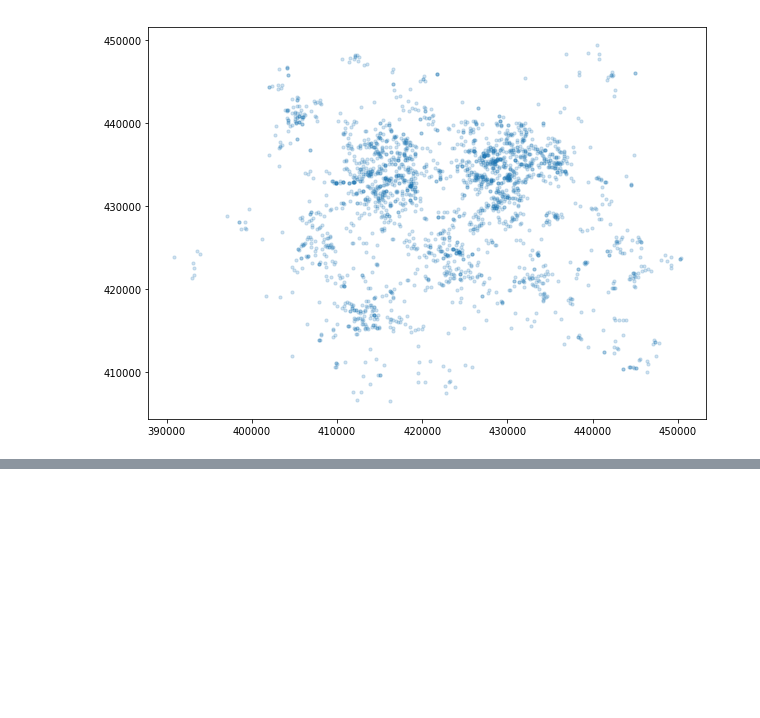
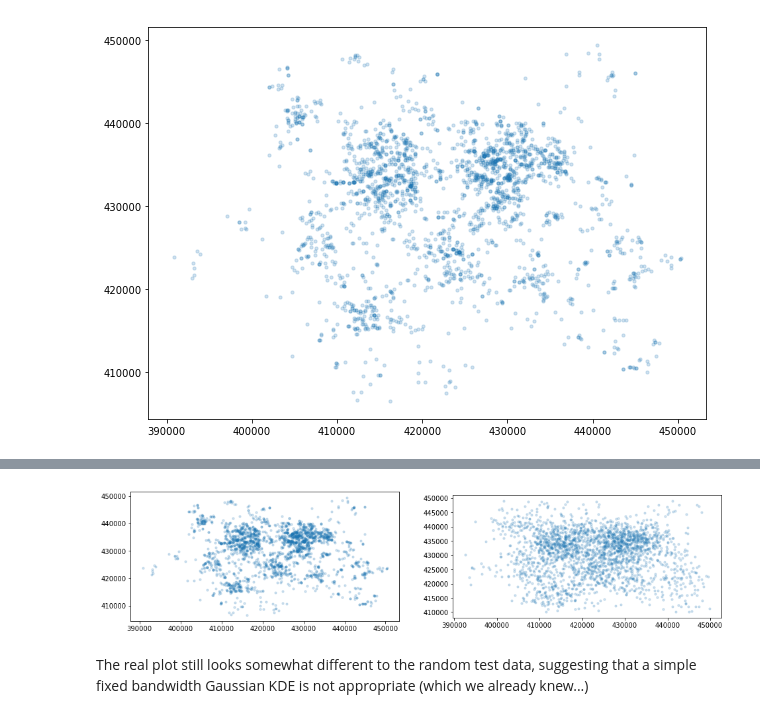
Before and after one commit to QuantCrimAtLeeds/PredictCode, a Jupyter notebook: Example Data Sets.ipynb, the cells around one changed output, grey strips where cells are left out. Drawn from its saved outputs; the diff is of its cells as text; code cells hidden in the pictures; blank space fills up the shorter version.

```diff
--- a/Example Data Sets.ipynb
+++ b/Example Data Sets.ipynb
@@ -88,0 +143,13 @@ ax.scatter(projected_points.xcoords, projected_points.ycoords, s=10, alpha=0.2)
+# %%
+sampler = random.KernelSampler(region, scaled_kernel, 4e-9)
+points = random.random_spatial(sampler, datetime.date(2017,1,1), datetime.date(2017,3,1), 2350)
+
+fig, ax = plt.subplots(ncols=2, figsize=(16, 6))
+ax[0].scatter(*projected_points.coords, s=10, alpha=0.2)
+ax[0].set_aspect(bbox.aspect_ratio)
+ax[1].scatter(*points.coords, s=10, alpha=0.2)
+ax[1].set_aspect(bbox.aspect_ratio)
+# %% [output]
+[figure, added]
+# %% [markdown]
+The real plot still looks somewhat different to the random test data, suggesting that a simple fixed bandwidth Gaussian KDE is not appropriate (which we already knew...)
```
Also changed, not shown: parts of 12 cells of this notebook.
